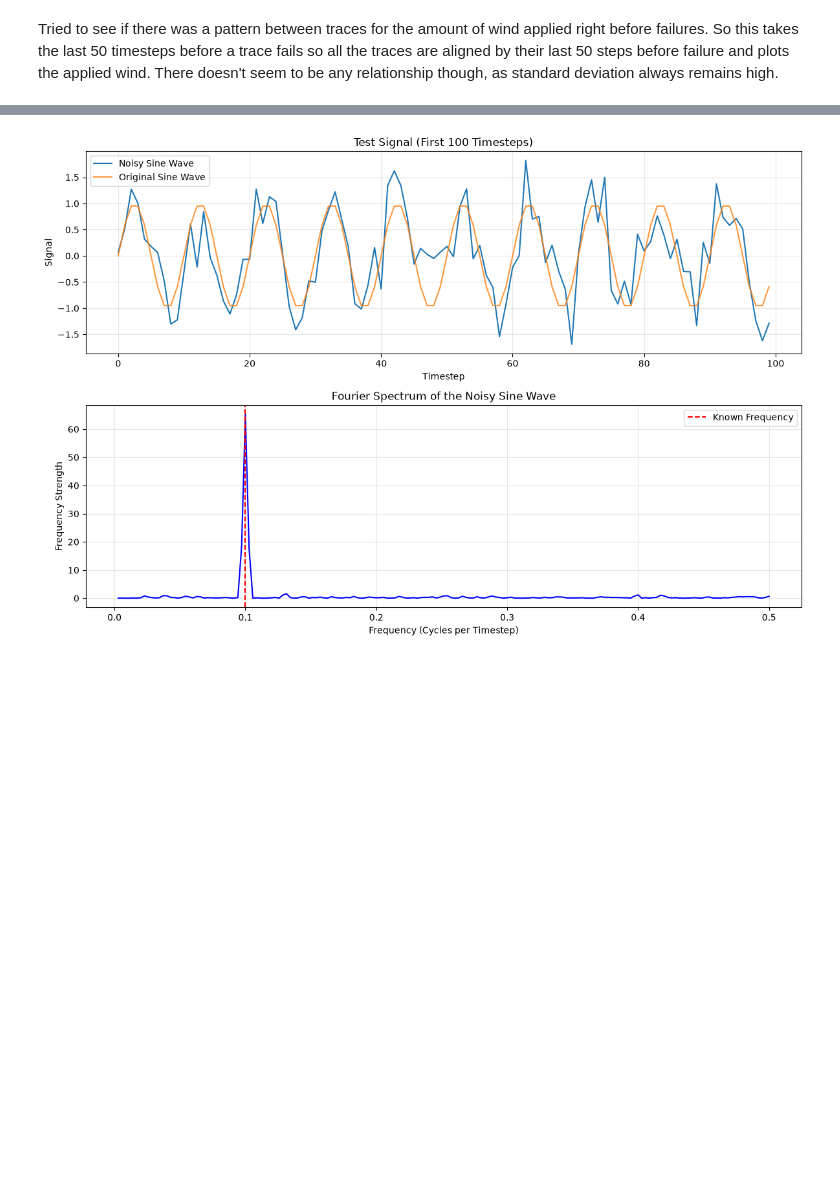
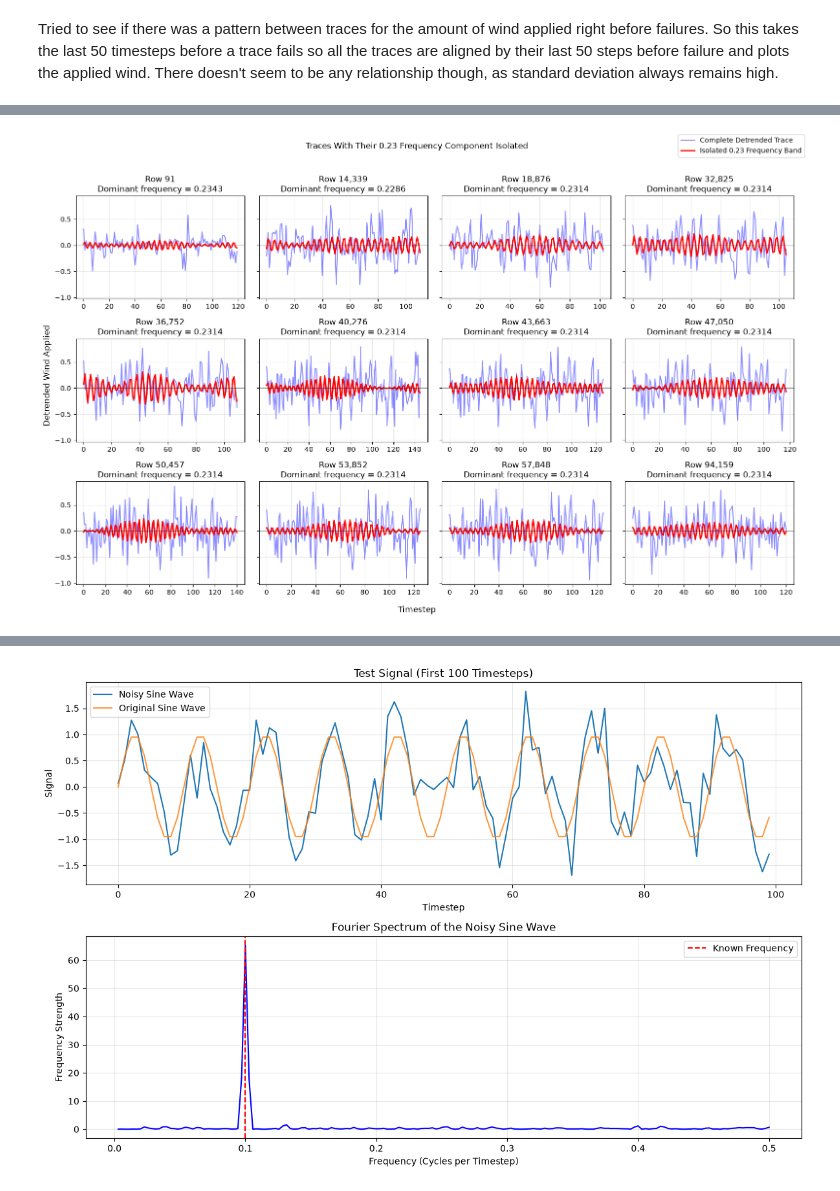
Before and after one commit to soreng25/Adversarial-Transformer-PPO-agent-in-Cartpole, a Jupyter notebook: analysis.ipynb, the cells around one changed output, grey strips where cells are left out. Drawn from its saved outputs; the diff is of its cells as text; code cells hidden in the pictures; blank space fills up the shorter version.

```diff
--- a/analysis.ipynb
+++ b/analysis.ipynb
@@ -474,0 +572,56 @@ Equivalent period: 5.38 timesteps
+# %%
+# OVERLAY THE ISOLATED 0.23 FREQUENCY BAND ON EACH TRACE
+
+fig, axes = plt.subplots(3, 4, figsize=(16, 10), sharey=True)
+
+for ax, trace_index in zip(axes.flat, traces_to_plot):
+    failure_step = int(failure_steps[trace_index])
+    trace = chain[trace_index, :failure_step].astype(np.float64, copy=True)
+    detrended_trace = detrend(trace, type="linear")
+
+    # Transform this trace into its frequency components.
+    trace_fourier = np.fft.rfft(detrended_trace)
+    trace_frequencies = np.fft.rfftfreq(len(detrended_trace), d=1)
+
+    # Keep only frequencies inside the peak around 0.23.
+    frequency_band_mask = (
+        (trace_frequencies >= peak_lower_frequency)
+        & (trace_frequencies <= peak_upper_frequency)
+    )
+    isolated_fourier = np.zeros_like(trace_fourier)
+    isolated_fourier[frequency_band_mask] = trace_fourier[frequency_band_mask]
+
+    # Convert the isolated frequency band back into a time-domain signal.
+    isolated_signal = np.fft.irfft(isolated_fourier, n=len(detrended_trace))
+
+    trace_timesteps = np.arange(failure_step)
+    ax.plot(
+        trace_timesteps,
+        detrended_trace,
+        color="blue",
+        alpha=0.45,
+        label="Complete Detrended Trace"
+    )
+    ax.plot(
+        trace_timesteps,
+        isolated_signal,
+        color="red",
+        linewidth=2,
+        label="Isolated 0.23 Frequency Band"
+    )
+    ax.axhline(0, color="black", linewidth=0.8, alpha=0.4)
+    ax.set_title(
+        f"Row {trace_index:,}\n"
+        f"Dominant frequency = {trace_dominant_frequencies[trace_index]:.4f}"
+    )
+    ax.grid(alpha=0.3)
+
+legend_handles, legend_labels = axes.flat[0].get_legend_handles_labels()
+fig.legend(legend_handles, legend_labels, loc="upper right")
+fig.supxlabel("Timestep")
+fig.supylabel("Detrended Wind Applied")
+fig.suptitle("Traces With Their 0.23 Frequency Component Isolated")
+plt.tight_layout(rect=[0, 0, 1, 0.96])
+plt.show()
+# %% [output]
+[figure, added]
```
Also changed, not shown: parts of 3 cells of this notebook.
